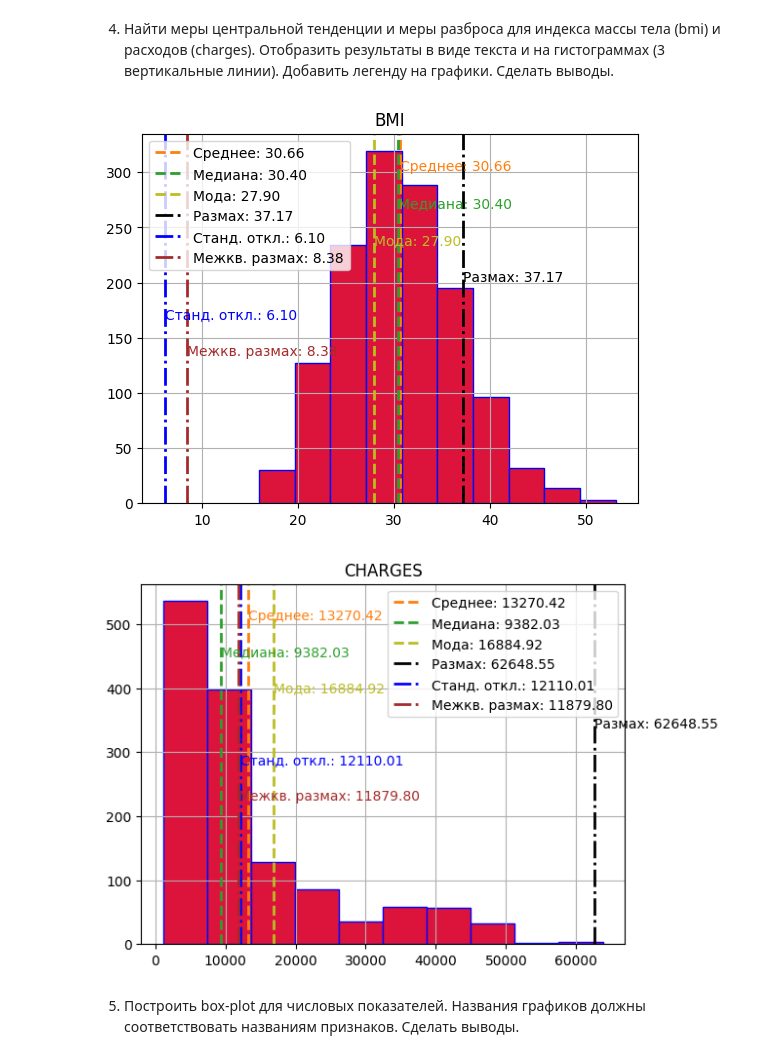
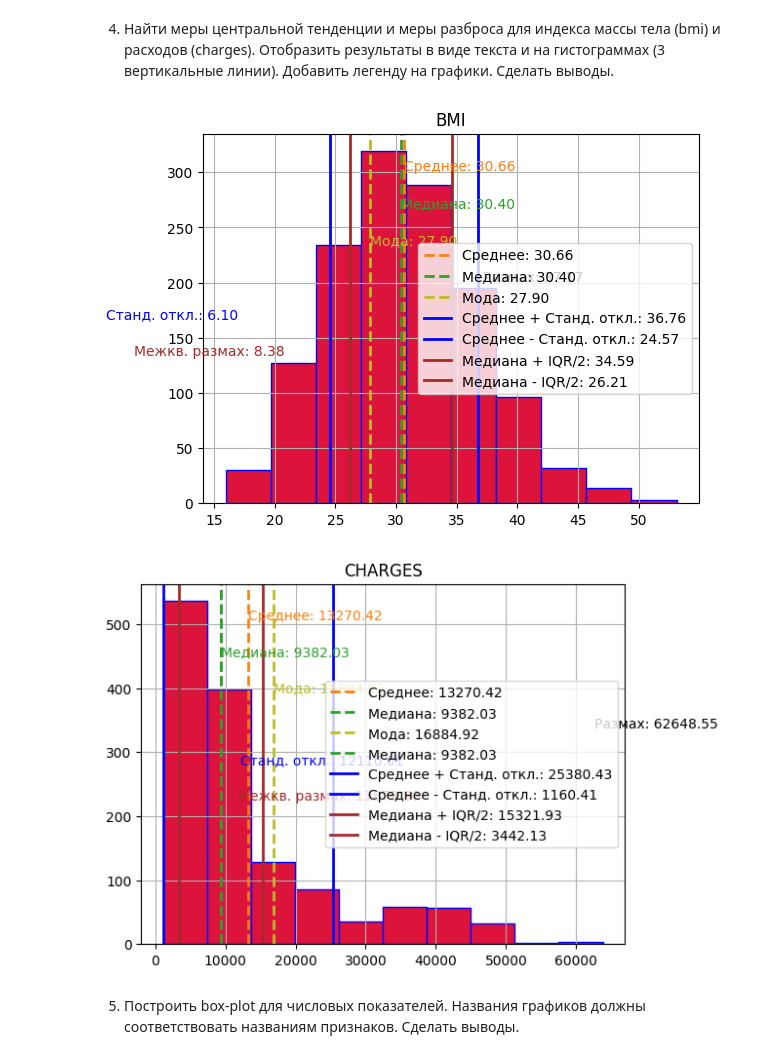
Before and after one commit to desolee7/TIABD, a Jupyter notebook: 3Praktika/3Praktika.ipynb, the cells around one changed output. Drawn from its saved outputs; the diff is of its cells as text; code cells hidden in the pictures.

```diff
--- a/3Praktika/3Praktika.ipynb
+++ b/3Praktika/3Praktika.ipynb
@@ -94,44 +94,64 @@ plt.text(moda_bmi.mode[0], plt.ylim()[1]*0.7, f'Мода: {moda_bmi.mode[0]:.2f}
 plt.axvline(moda_bmi.mode[0], color='C8', linestyle='dashed', linewidth=2, label=f'Мода: {moda_bmi.mode[0]:.2f}')
 
 plt.text(range_bmi, plt.ylim()[1]*0.6, f'Размах: {range_bmi:.2f}', color='black')
-plt.axvline(range_bmi, color='black', linestyle='dashdot', linewidth=2, label=f'Размах: {range_bmi:.2f}')
+# plt.axvline(range_bmi, color='black', linestyle='dashdot', linewidth=2, label=f'Размах: {range_bmi:.2f}')
 
 plt.text(std_bmi, plt.ylim()[1]*0.5, f'Станд. откл.: {std_bmi:.2f}', color='b')
-plt.axvline(std_bmi, color='b', linestyle='dashdot', linewidth=2, label=f'Станд. откл.: {std_bmi:.2f}')
+# plt.axvline(std_bmi, color='b', linestyle='dashdot', linewidth=2, label=f'Станд. откл.: {std_bmi:.2f}')
 
 plt.text(iqr_bmi, plt.ylim()[1]*0.4, f'Межкв. размах: {iqr_bmi:.2f}', color='brown')
-plt.axvline(iqr_bmi, color='brown', linestyle='dashdot', linewidth=2, label=f'Межкв. размах: {iqr_bmi:.2f}')
+# plt.axvline(iqr_bmi, color='brown', linestyle='dashdot', linewidth=2, label=f'Межкв. размах: {iqr_bmi:.2f}')
+
+plt.axvline(mean_bmi + std_bmi, color='b', linestyle='solid', linewidth=2, label=f'Среднее + Станд. откл.: {mean_bmi + std_bmi:.2f}')
+plt.axvline(mean_bmi - std_bmi, color='b', linestyle='solid', linewidth=2, label=f'Среднее - Станд. откл.: {mean_bmi - std_bmi:.2f}')
+
+plt.axvline(med_bmi + iqr_bmi / 2, color='brown', linestyle='solid', linewidth=2, label=f'Медиана + IQR/2: {med_bmi + iqr_bmi / 2:.2f}')
+plt.axvline(med_bmi - iqr_bmi / 2, color='brown', linestyle='solid', linewidth=2, label=f'Медиана - IQR/2: {med_bmi - iqr_bmi / 2:.2f}')
+
+
 
 plt.title("BMI")
 plt.legend()
 plt.show()
 
 
 data.charges.hist(color='crimson', edgecolor='blue')
 plt.text(mean_charges, plt.ylim()[1]*0.9, f'Среднее: {mean_charges:.2f}', color='C1')
 plt.axvline(mean_charges, color='C1', linestyle='dashed', linewidth=2, label=f'Среднее: {mean_charges:.2f}')
 
 plt.text(med_charges, plt.ylim()[1]*0.8, f'Медиана: {med_charges:.2f}', color='C2')
 plt.axvline(med_charges, color='C2', linestyle='dashed', linewidth=2, label=f'Медиана: {med_charges:.2f}')
 
 plt.text(moda_charges.mode[0], plt.ylim()[1]*0.7, f'Мода: {moda_charges.mode[0]:.2f}', color='C8')
 plt.axvline(moda_charges.mode[0], color='C8', linestyle='dashed', linewidth=2, label=f'Мода: {moda_charges.mode[0]:.2f}')
 
 plt.text(range_charges, plt.ylim()[1]*0.6, f'Размах: {range_charges:.2f}', color='black')
-plt.axvline(range_charges, color='black', linestyle='dashdot', linewidth=2, label=f'Размах: {range_charges:.2f}')
+# plt.axvline(range_charges, color='black', linestyle='dashdot', linewidth=2, label=f'Размах: {range_charges:.2f}')
 
 plt.text(std_charges, plt.ylim()[1]*0.5, f'Станд. откл.: {std_charges:.2f}', color='b')
-plt.axvline(std_charges, color='b', linestyle='dashdot', linewidth=2, label=f'Станд. откл.: {std_charges:.2f}')
+# plt.axvline(std_charges, color='b', linestyle='dashdot', linewidth=2, label=f'Станд. откл.: {std_charges:.2f}')
 
 plt.text(iqr_charges, plt.ylim()[1]*0.4, f'Межкв. размах: {iqr_charges:.2f}', color='brown')
-plt.axvline(iqr_charges, color='brown', linestyle='dashdot', linewidth=2, label=f'Межкв. размах: {iqr_charges:.2f}')
+# plt.axvline(iqr_charges, color='brown', linestyle='dashdot', linewidth=2, label=f'Межкв. размах: {iqr_charges:.2f}')
+
+
+plt.axvline(med_charges, color='C2', linestyle='dashed', linewidth=2, label=f'Медиана: {med_charges:.2f}')
+
+
+plt.axvline(mean_charges + std_charges, color='b', linestyle='solid', linewidth=2, label=f'Среднее + Станд. откл.: {mean_charges + std_charges:.2f}')
+plt.axvline(mean_charges - std_charges, color='b', linestyle='solid', linewidth=2, label=f'Среднее - Станд. откл.: {mean_charges - std_charges:.2f}')
+
+# Медиана и межквартильный размах
+plt.axvline(med_charges + iqr_charges / 2, color='brown', linestyle='solid', linewidth=2, label=f'Медиана + IQR/2: {med_charges + iqr_charges / 2:.2f}')
+plt.axvline(med_charges - iqr_charges / 2, color='brown', linestyle='solid', linewidth=2, label=f'Медиана - IQR/2: {med_charges - iqr_charges / 2:.2f}')
+
 
 plt.title("CHARGES")
 plt.legend()
 plt.show()
 # %% [output]
-[figure, old version]
+[figure, new version]
-[figure, old version]
+[figure, new version]
 # %% [markdown]
 5. Построить box-plot для числовых показателей. Названия графиков должны
 соответствовать названиям признаков. Сделать выводы.
```
Also changed, not shown: parts of 3 cells of this notebook, 4 other files.
